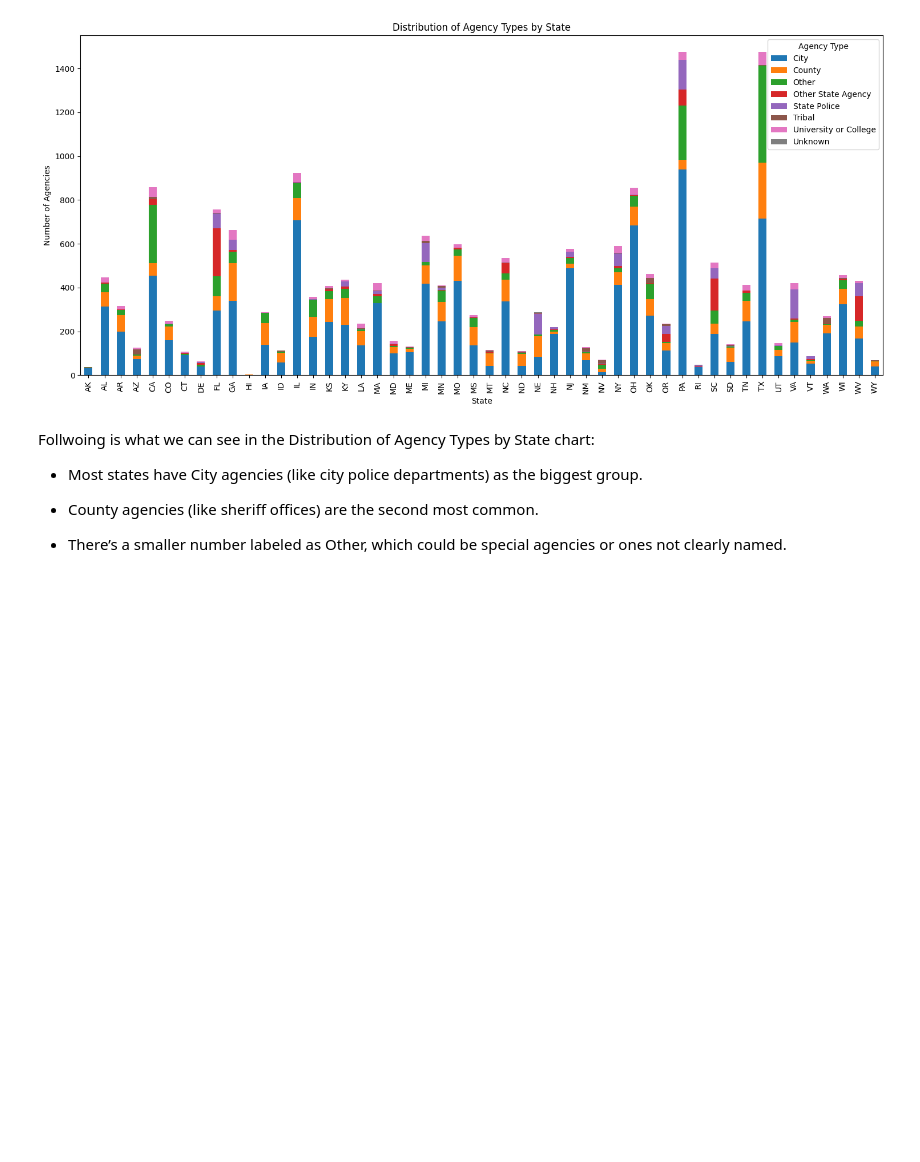
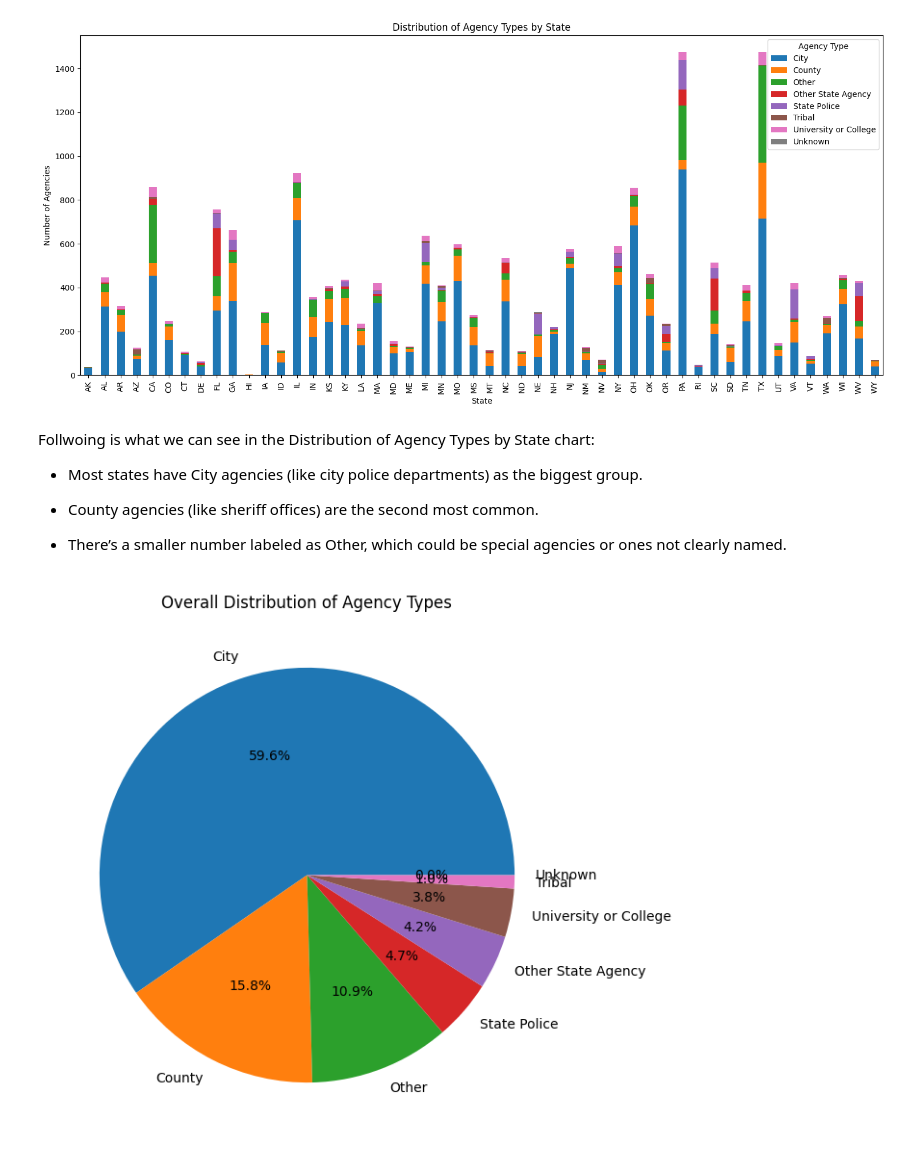
Before and after one commit to srinivasanpoonkundran/INFO-511-Project, a Jupyter notebook: fbi_crime_data_analysis.ipynb, the cells around one changed output. Cells and saved outputs as stored; diff of their text form; code cells hidden in the pictures; blank space fills up the shorter version.

Commit message:
created overall agency type percentage plt

```diff
--- a/fbi_crime_data_analysis.ipynb
+++ b/fbi_crime_data_analysis.ipynb
@@ -216,3 +216,12 @@ Follwoing is what we can see in the Distribution of Agency Types by State chart:
 -   County agencies (like sheriff offices) are the second most common.
 
 -   There’s a smaller number labeled as Other, which could be special agencies or ones not clearly named.
+# %%
+#overall agency type percentage
+agency_type_counts = agencies['agency_type'].value_counts()
+agency_type_counts.plot(kind='pie', autopct='%1.1f%%', figsize=(7, 7))
+plt.title('Overall Distribution of Agency Types')
+plt.ylabel('')
+plt.show()
+# %% [output]
+[figure, added]
```
Also changed, not shown: parts of 1 cell of this notebook.
